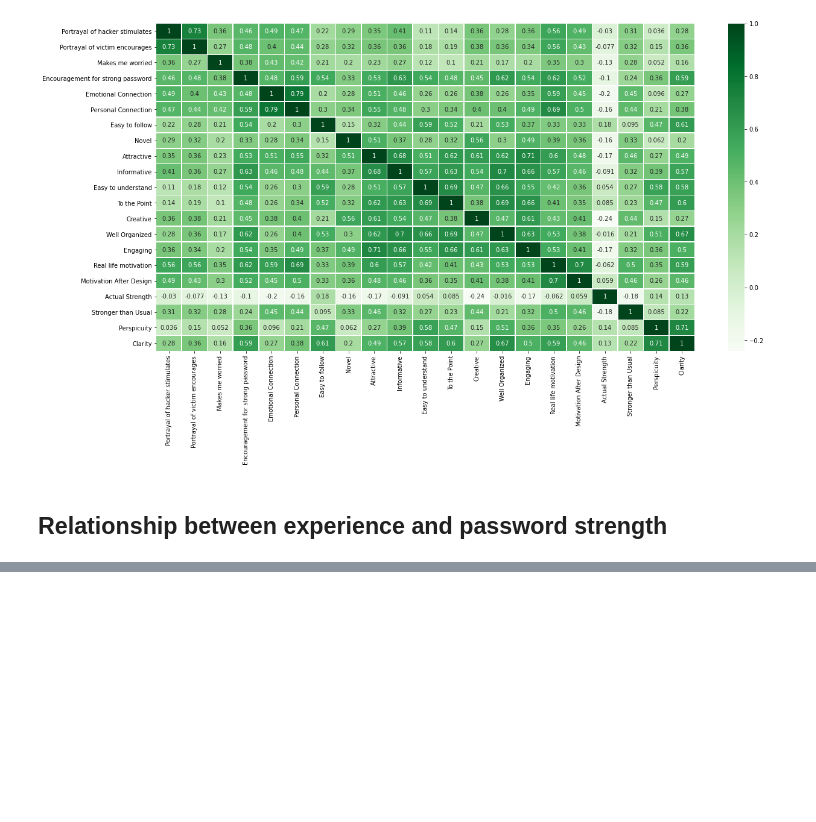
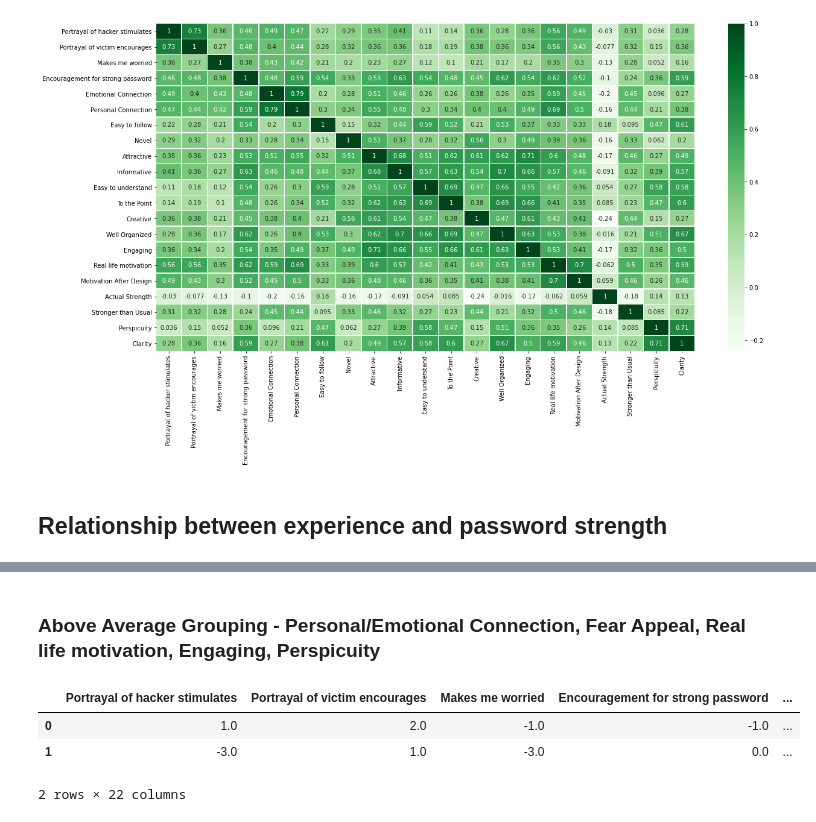
Before and after one commit to rizupaudel/designStudy, a Jupyter notebook: priming/analysis/cross.ipynb, the cells around one changed output, grey strips where cells are left out. Cells and saved outputs as stored; diff of their text form; code cells hidden in the pictures; blank space fills up the shorter version.

```diff
--- a/priming/analysis/cross.ipynb
+++ b/priming/analysis/cross.ipynb
@@ -199,0 +247,9 @@ Makes me worried: KruskalResult(statistic=0.04362896051826031, pvalue=0.83454545
+# %% [markdown]
+### Above Average Grouping - Personal/Emotional Connection, Fear Appeal, Real life motivation, Engaging, Perspicuity
+# %%
+csquest_pass.head(2)
+# %% [output]
+|  | Portrayal of hacker stimulates | Portrayal of victim encourages | Makes me worried | Encouragement for strong password | ... |
+| 0 | 1.0 | 2.0 | -1.0 | -1.0 | ... |
+| 1 | -3.0 | 1.0 | -3.0 | 0.0 | ... |
+2 rows × 22 columns
```
Also changed, not shown: parts of 7 cells of this notebook, 4 other files.
